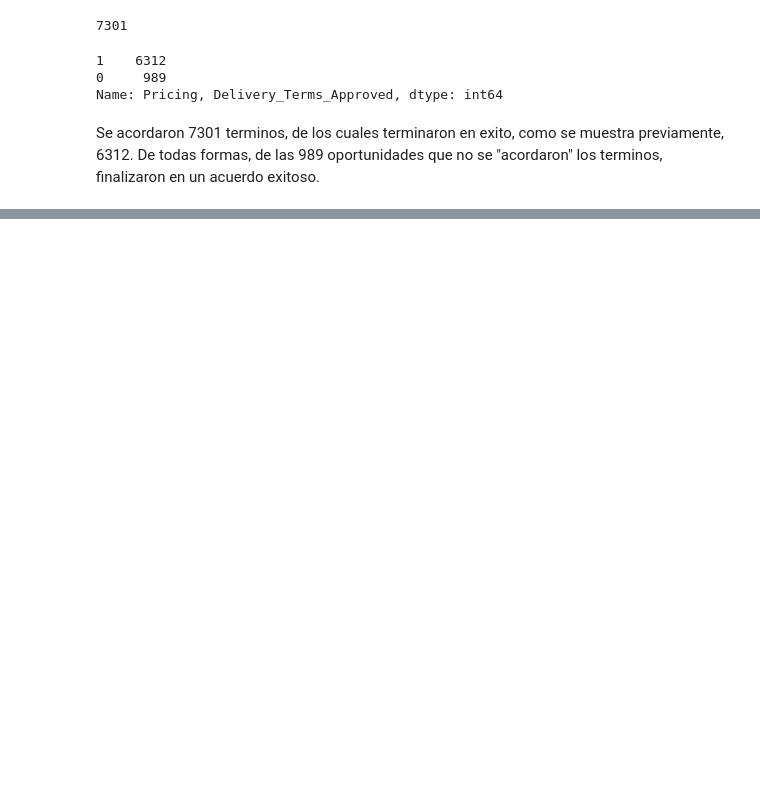
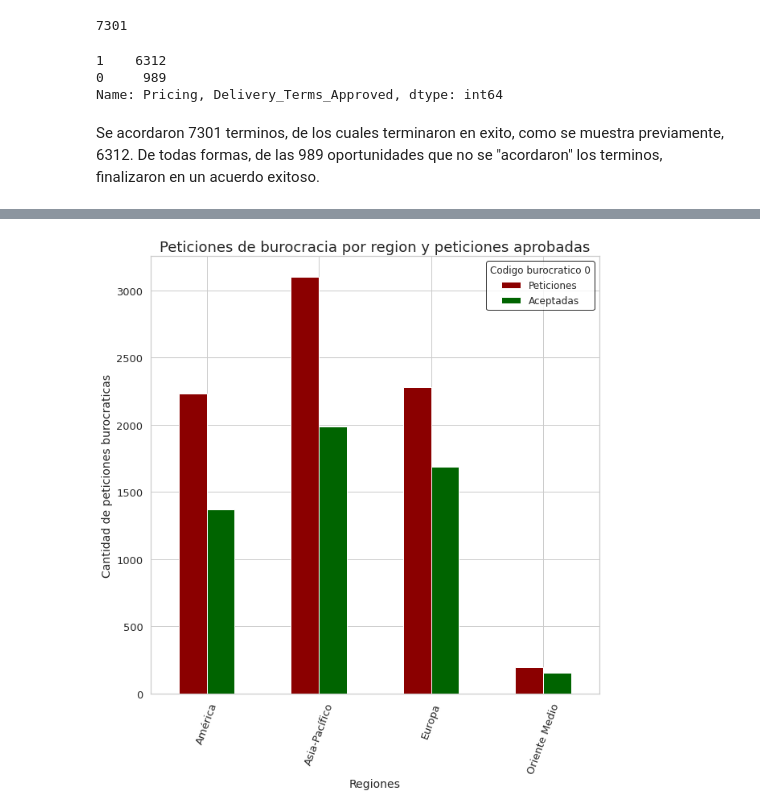
Before and after one commit to miguelAfonzalida/TP1-OrgaDatos, a Jupyter notebook: TP1_Burocracia.ipynb, the cells around one changed output, grey strips where cells are left out. Cells and saved outputs as stored; diff of their text form; code cells hidden in the pictures; blank space fills up the shorter version.

Commit message:
Actualizado con graficos

```diff
--- a/TP1_Burocracia.ipynb
+++ b/TP1_Burocracia.ipynb
@@ -182,0 +178,3 @@ Se acordaron 7301 terminos, de los cuales terminaron en exito, como se muestra p
+# %%
+df_burocracia=df[['Region','Bureaucratic_Code_0_Approval','Bureaucratic_Code_0_Approved', 'Stage']].copy()
+df_burocracia
@@ -182,0 +195,9 @@ Se acordaron 7301 terminos, de los cuales terminaron en exito, como se muestra p
+# %%
+peticion_burocracia = df_burocracia[df_burocracia['Bureaucratic_Code_0_Approval']==1]
+peticion_por_region = peticion_burocracia.groupby('Region').agg({'Bureaucratic_Code_0_Approval':['count']})
+
+level0 = peticion_por_region.columns.get_level_values(0)
+level1 = peticion_por_region.columns.get_level_values(1)
+peticion_por_region.columns = level0
+peticion_por_region.reset_index(inplace= True)
+peticion_por_region
@@ -182,0 +210,9 @@ Se acordaron 7301 terminos, de los cuales terminaron en exito, como se muestra p
+# %%
+burocracia_aprobada = df_burocracia[df_burocracia['Bureaucratic_Code_0_Approved']==1]
+aprobado_por_region = burocracia_aprobada.groupby('Region').agg({'Bureaucratic_Code_0_Approved':['count']})
+
+level0 = aprobado_por_region.columns.get_level_values(0)
+level1 = aprobado_por_region.columns.get_level_values(1)
+aprobado_por_region.columns = level0
+aprobado_por_region.reset_index(inplace= True)
+aprobado_por_region
@@ -182,0 +225,12 @@ Se acordaron 7301 terminos, de los cuales terminaron en exito, como se muestra p
+# %%
+burocracia = pd.merge(peticion_por_region, aprobado_por_region, on='Region')
+burocracia.set_index('Region', inplace=True)
+# %%
+grafico=burocracia.plot(kind='bar',color=['darkred','darkgreen'],fontsize=13,figsize=(10,10),rot=70)
+grafico.set_title("Peticiones de burocracia por region y peticiones aprobadas",fontsize=18)
+grafico.set_xlabel("Regiones",fontsize=14)
+grafico.set_ylabel("Cantidad de peticiones burocraticas",fontsize=14)
+leyenda=plt.legend(['Peticiones','Aceptadas'],fontsize=12,title='Codigo burocratico 0',frameon=True,facecolor='white',edgecolor='black')
+leyenda.get_frame().set_linewidth(1.0)
+# %% [output]
+[figure, added]
```
Also changed, not shown: parts of 12 cells of this notebook.
